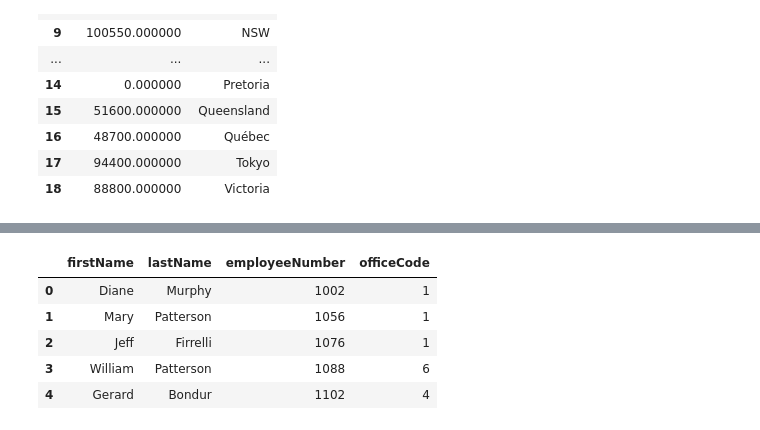
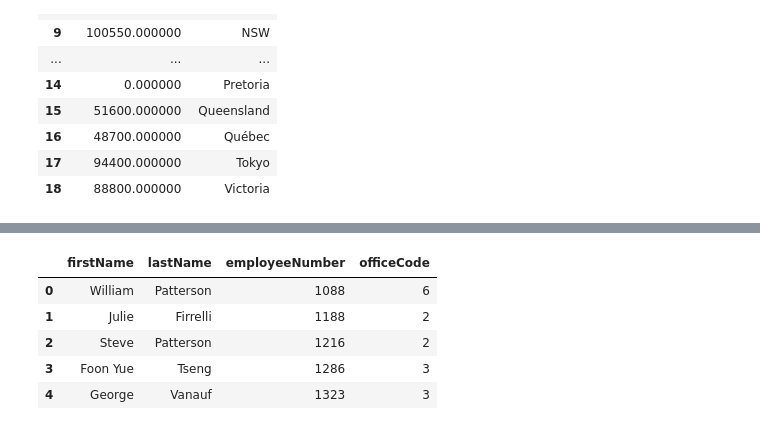
Before and after one commit to probboy/dsc-more-practice-with-sql-queries-lab-nyc-ds-071519, a Jupyter notebook: index.ipynb, the cells around one changed output, grey strips where cells are left out. Cells and saved outputs as stored; diff of their text form; code cells hidden in the pictures.

```diff
--- a/index.ipynb
+++ b/index.ipynb
@@ -162,24 +162,24 @@ Finally, get the first name, last name, employee number, and office code for emp
 # %%
 c.execute("""select firstname, lastname,
              employeenumber, officecode
              from employees
              where officecode in
              (select officecode
              from offices
              join employees using(officecode)
              group by officecode
-             having count(emp))
+             having count(employeenumber)<5)
              """)
 df = pd.DataFrame(c.fetchall())
 df.columns = [x[0] for x in c.description]
 df.head()
 # %% [output]
 |  | firstName | lastName | employeeNumber | officeCode |
-| 0 | Diane | Murphy | 1002 | 1 |
-| 1 | Mary | Patterson | 1056 | 1 |
-| 2 | Jeff | Firrelli | 1076 | 1 |
-| 3 | William | Patterson | 1088 | 6 |
-| 4 | Gerard | Bondur | 1102 | 4 |
+| 0 | William | Patterson | 1088 | 6 |
+| 1 | Julie | Firrelli | 1188 | 2 |
+| 2 | Steve | Patterson | 1216 | 2 |
+| 3 | Foon Yue | Tseng | 1286 | 3 |
+| 4 | George | Vanauf | 1323 | 3 |
 # %% [markdown]
 #### Expected Output
 
```
